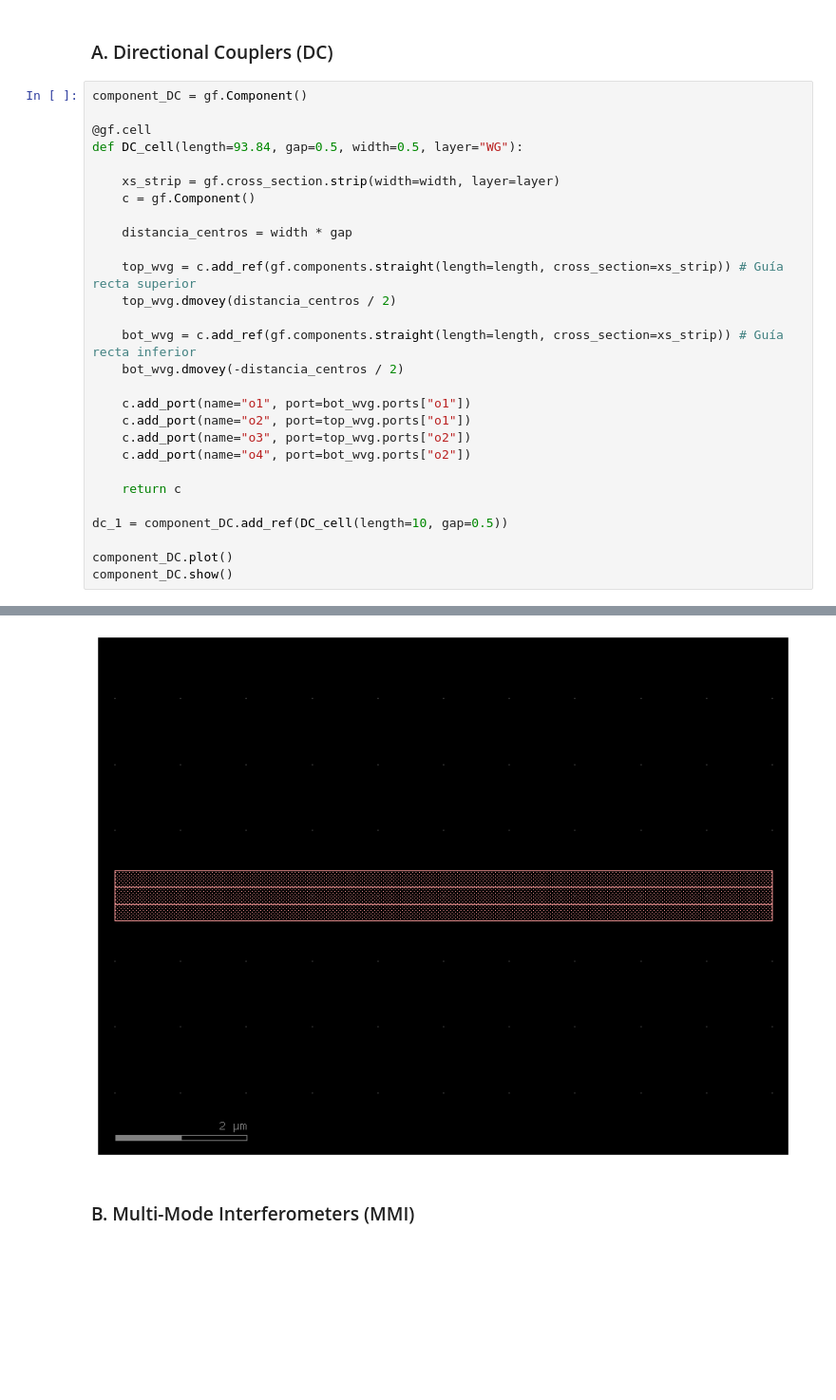
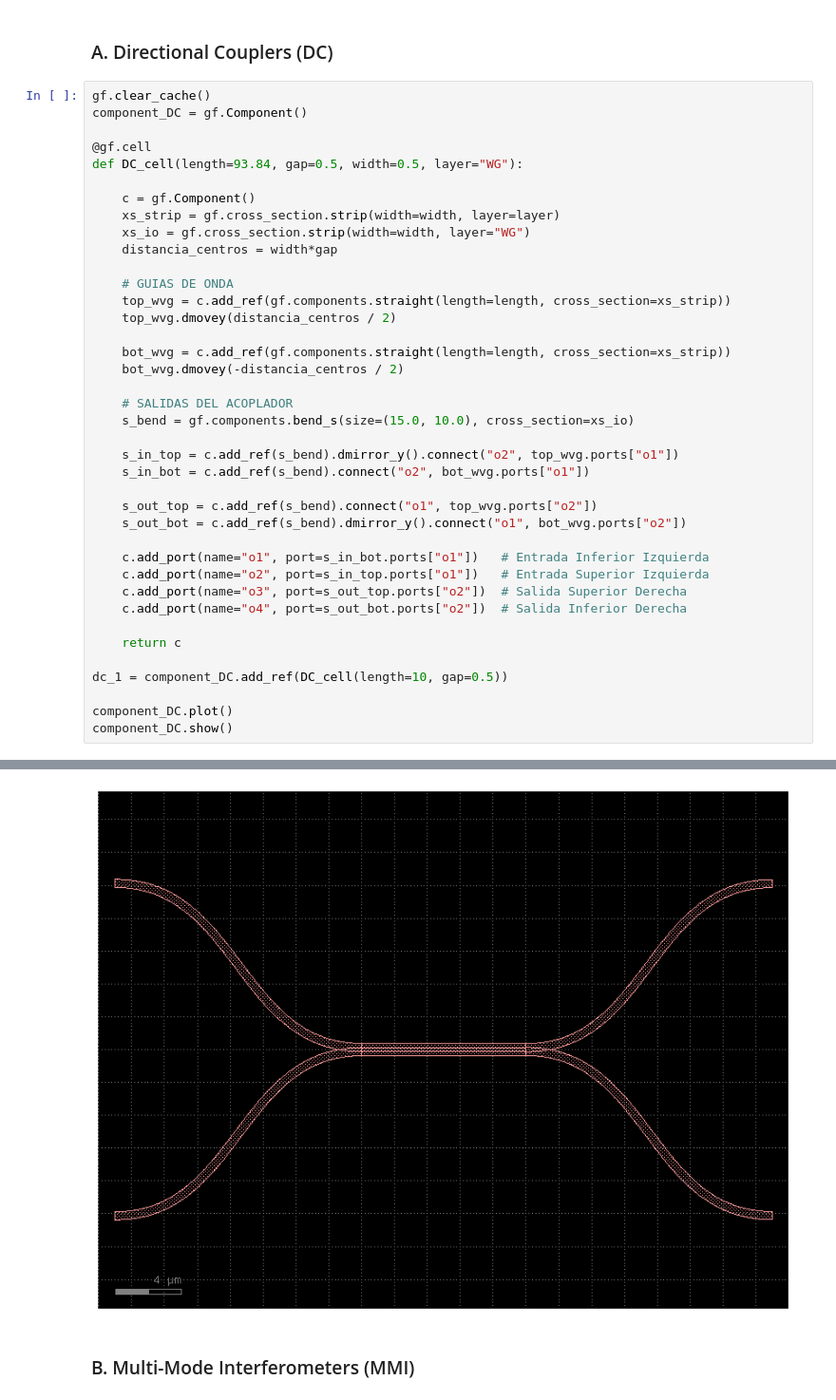
Before and after one commit to jfgimloz/cifoin-lab4, a Jupyter notebook: LAYOUT_Student.ipynb, the cells around one changed output, grey strips where cells are left out. Shown at 95% size. Saved outputs shown, nothing was run; the diff lists cells and outputs as text; blank space fills up the shorter version.

```diff
--- a/LAYOUT_Student.ipynb
+++ b/LAYOUT_Student.ipynb
@@ -218,26 +352,37 @@ wafer.plot()
 # %% [markdown]
 ### A. Directional Couplers (DC)
 # %%
+gf.clear_cache()
 component_DC = gf.Component()
 
 @gf.cell
 def DC_cell(length=93.84, gap=0.5, width=0.5, layer="WG"):
 
+    c = gf.Component()
     xs_strip = gf.cross_section.strip(width=width, layer=layer)
-    c = gf.Component()
+    xs_io = gf.cross_section.strip(width=width, layer="WG")
+    distancia_centros = width*gap
 
-    distancia_centros = width * gap
-
-    top_wvg = c.add_ref(gf.components.straight(length=length, cross_section=xs_strip)) # Guía recta superior
+    # GUIAS DE ONDA
+    top_wvg = c.add_ref(gf.components.straight(length=length, cross_section=xs_strip))
     top_wvg.dmovey(distancia_centros / 2)
 
-    bot_wvg = c.add_ref(gf.components.straight(length=length, cross_section=xs_strip)) # Guía recta inferior
+    bot_wvg = c.add_ref(gf.components.straight(length=length, cross_section=xs_strip))
     bot_wvg.dmovey(-distancia_centros / 2)
 
-    c.add_port(name="o1", port=bot_wvg.ports["o1"])
-    c.add_port(name="o2", port=top_wvg.ports["o1"])
-    c.add_port(name="o3", port=top_wvg.ports["o2"])
-    c.add_port(name="o4", port=bot_wvg.ports["o2"])
+    # SALIDAS DEL ACOPLADOR
+    s_bend = gf.components.bend_s(size=(15.0, 10.0), cross_section=xs_io)
+
+    s_in_top = c.add_ref(s_bend).dmirror_y().connect("o2", top_wvg.ports["o1"])
+    s_in_bot = c.add_ref(s_bend).connect("o2", bot_wvg.ports["o1"])
+
+    s_out_top = c.add_ref(s_bend).connect("o1", top_wvg.ports["o2"])
+    s_out_bot = c.add_ref(s_bend).dmirror_y().connect("o1", bot_wvg.ports["o2"])
+
+    c.add_port(name="o1", port=s_in_bot.ports["o1"])   # Entrada Inferior Izquierda
+    c.add_port(name="o2", port=s_in_top.ports["o1"])   # Entrada Superior Izquierda
+    c.add_port(name="o3", port=s_out_top.ports["o2"])  # Salida Superior Derecha
+    c.add_port(name="o4", port=s_out_bot.ports["o2"])  # Salida Inferior Derecha
 
     return c
 
@@ -250,4 +395,4 @@ component_DC.show()
-[figure, old version]
+[figure, new version]
 # %% [markdown]
 ### B. Multi-Mode Interferometers (MMI)
 # %%
```
Also changed, not shown: parts of 35 cells of this notebook.
